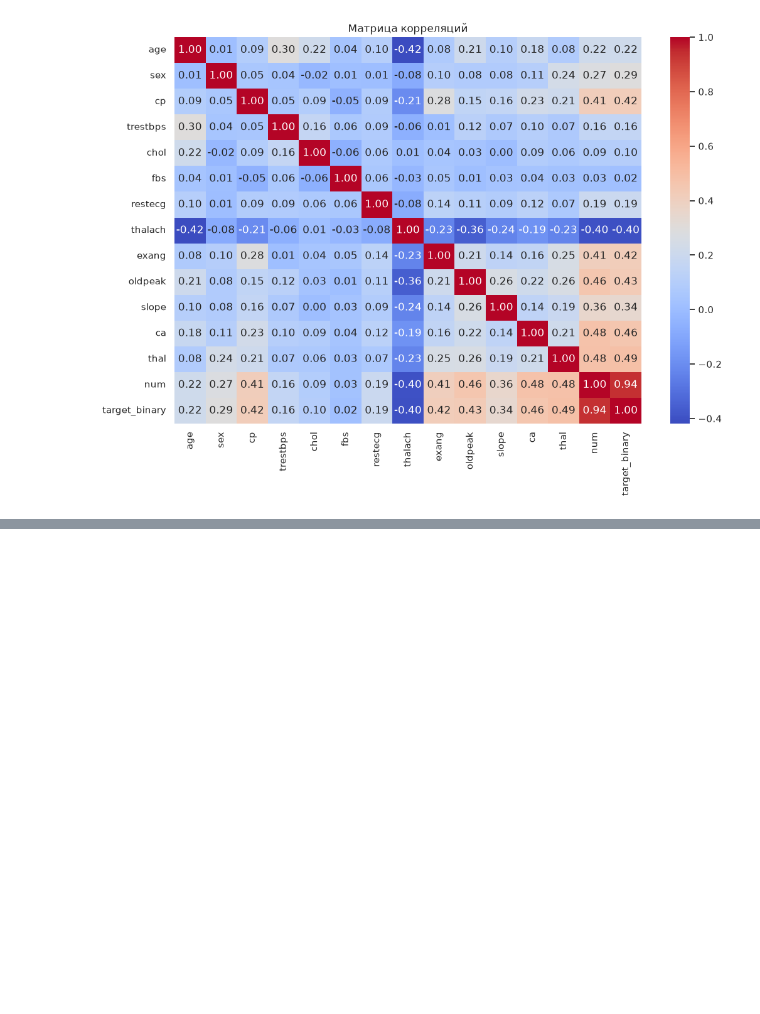
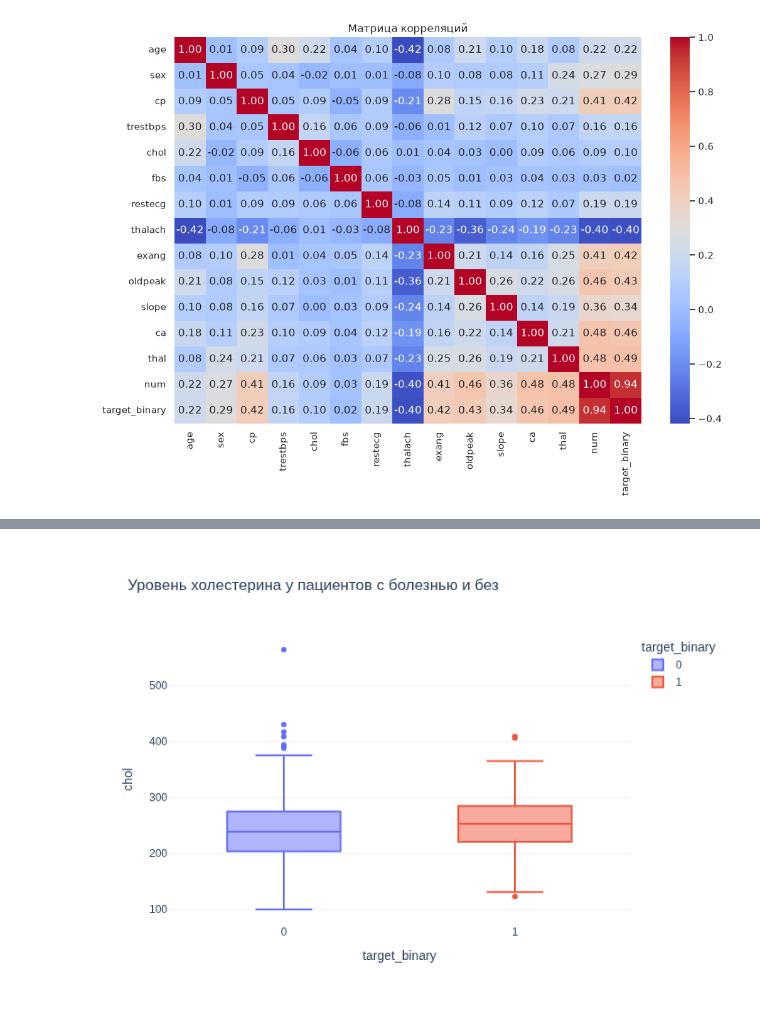
Before and after one commit to arina1984618/Chernysheva_data, a Jupyter notebook: notebooks/EDA.ipynb, the cells around one changed output, grey strips where cells are left out. Cells and saved outputs as stored; diff of their text form; code cells hidden in the pictures; blank space fills up the shorter version.

```diff
--- a/notebooks/EDA.ipynb
+++ b/notebooks/EDA.ipynb
@@ -110 +141,12 @@ plt.show()
+# %%
+fig = px.box(
+    df,
+    x="target_binary",
+    y="chol",
+    color="target_binary",
+    title="Уровень холестерина у пациентов с болезнью и без"
+)
+fig.show()
+# %% [output]
+[figure, added]
 # %% [markdown]
```
Also changed, not shown: parts of 5 cells of this notebook.
